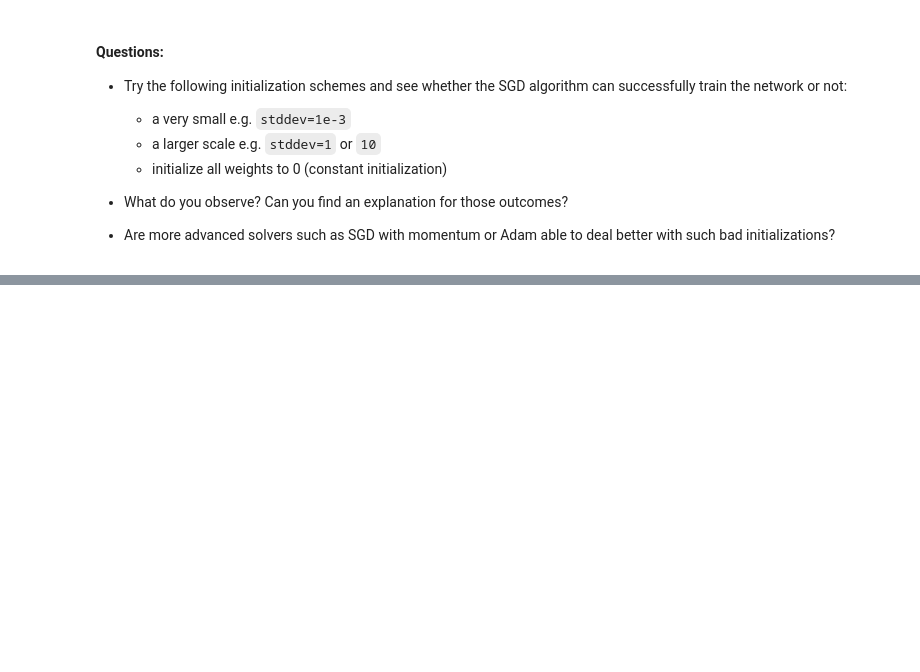
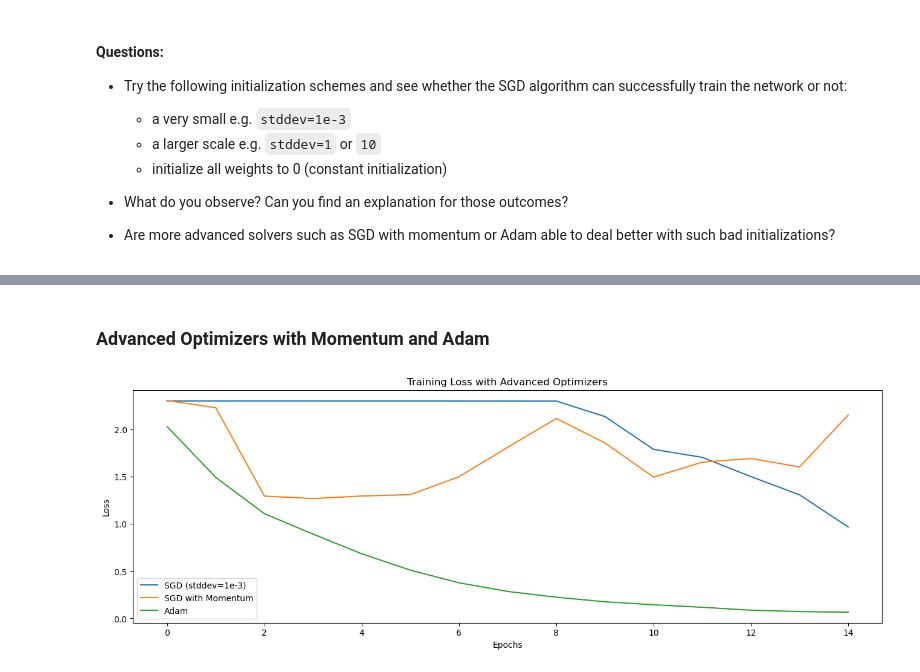
Before and after one commit to UofT-DSI/deep_learning, a Jupyter notebook: 01_materials/labs/lab_1.ipynb, the cells around one changed output, grey strips where cells are left out. Saved outputs shown, nothing was run; the diff lists cells and outputs as text; code cells hidden in the pictures; blank space fills up the shorter version.

```diff
--- a/01_materials/labs/lab_1.ipynb
+++ b/01_materials/labs/lab_1.ipynb
@@ -394,0 +788,21 @@ model.layers[0].weights
+# %% [markdown]
+### Advanced Optimizers with Momentum and Adam
+# %%
+# SGD with momentum (e.g., momentum=0.9)
+model_momentum, history_momentum = train_model_with_init(1e-3, optimizers.SGD(learning_rate=0.1, momentum=0.9))
+
+# Adam optimizer
+model_adam, history_adam = train_model_with_init(1e-3, optimizers.Adam(learning_rate=0.001))
+
+# Plot the loss curves for advanced optimizers
+plt.figure(figsize=(16, 5))
+plt.plot(history_small_stddev.history['loss'], label='SGD (stddev=1e-3)')
+plt.plot(history_momentum.history['loss'], label='SGD with Momentum')
+plt.plot(history_adam.history['loss'], label='Adam')
+plt.xlabel('Epochs')
+plt.ylabel('Loss')
+plt.title('Training Loss with Advanced Optimizers')
+plt.legend()
+plt.show()
+# %% [output]
+[figure, added]
```
Also changed, not shown: parts of 41 cells of this notebook, 1 other file.
